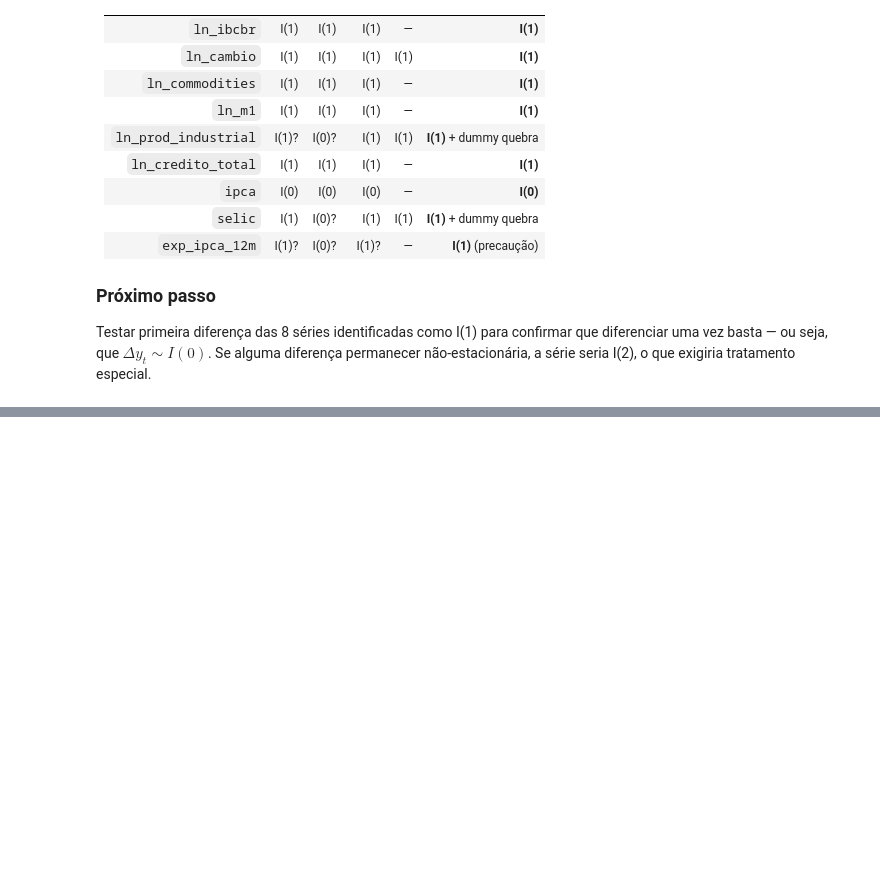
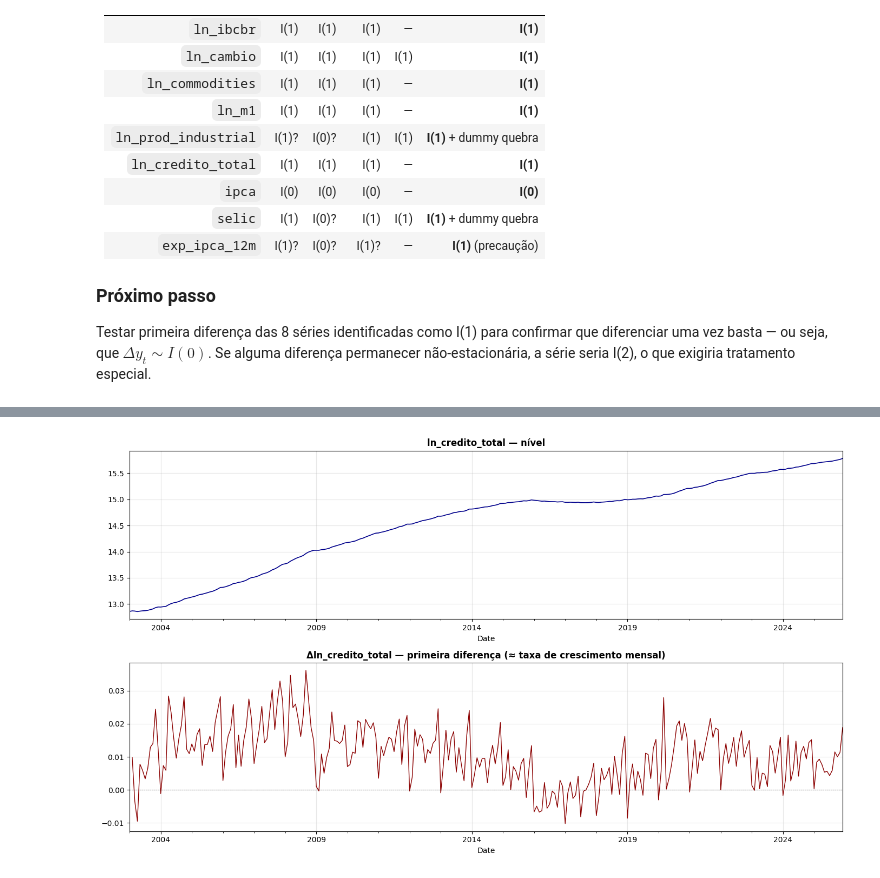
Before and after one commit to lDelmondes/politica-monetaria-br, a Jupyter notebook: notebooks/04_estacionariedade_e_cointegracao.ipynb, the cells around one changed output, grey strips where cells are left out. Cells and saved outputs as stored; diff of their text form; code cells hidden in the pictures; blank space fills up the shorter version.

```diff
--- a/notebooks/04_estacionariedade_e_cointegracao.ipynb
+++ b/notebooks/04_estacionariedade_e_cointegracao.ipynb
@@ -503,0 +701,20 @@ exigiria tratamento especial.
+# %%
+# Visualiza a primeira diferença do crédito para diagnóstico
+fig, axes = plt.subplots(2, 1, figsize=(14, 8))
+
+# Série em nível
+df['ln_credito_total'].plot(ax=axes[0], color='darkblue', linewidth=1.2)
+axes[0].set_title('ln_credito_total — nível', fontsize=12, fontweight='bold')
+axes[0].grid(True, alpha=0.3)
+
+# Primeira diferença
+df['ln_credito_total'].diff().plot(ax=axes[1], color='darkred', linewidth=1)
+axes[1].axhline(y=0, color='black', linewidth=0.5, linestyle='--')
+axes[1].set_title('Δln_credito_total — primeira diferença (≈ taxa de crescimento mensal)',
+                  fontsize=12, fontweight='bold')
+axes[1].grid(True, alpha=0.3)
+
+plt.tight_layout()
+plt.show()
+# %% [output]
+[figure, added]
```
Also changed, not shown: parts of 6 cells of this notebook.
